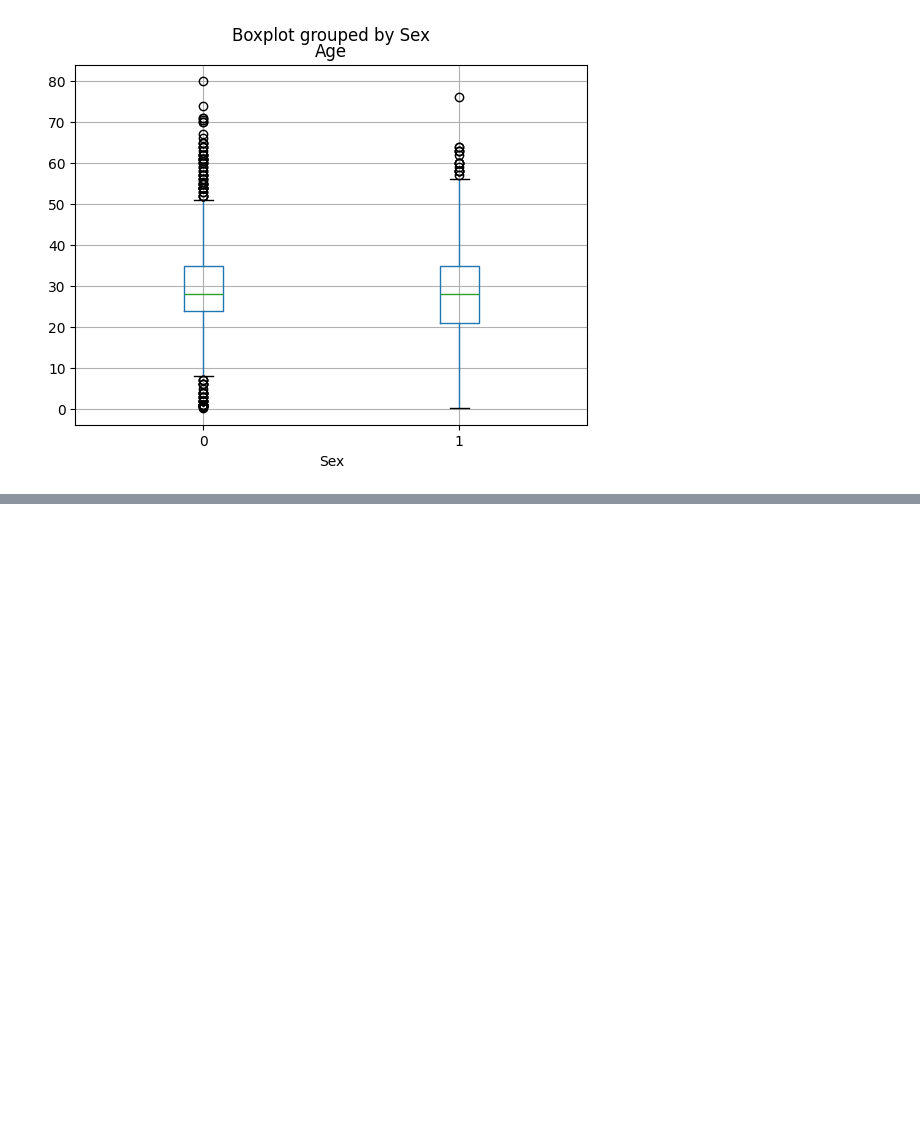
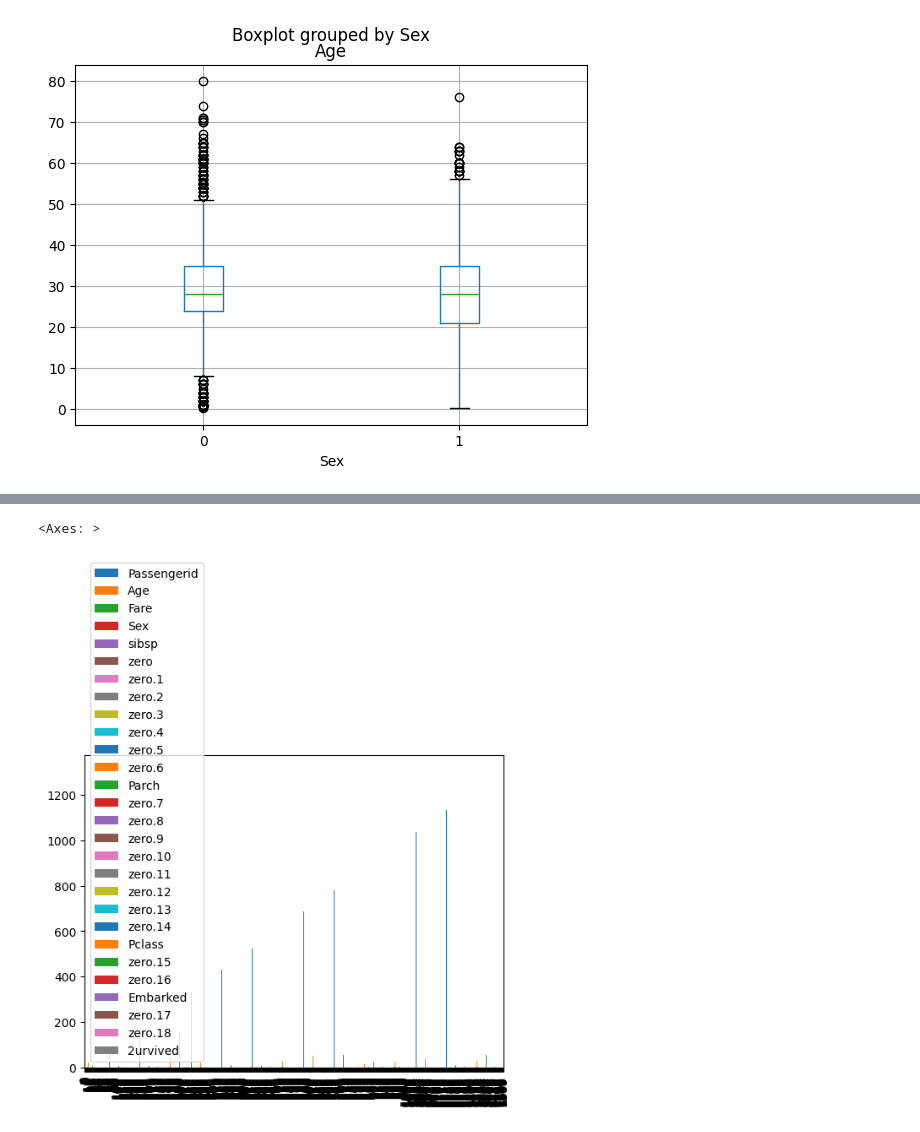
Before and after one commit to Girii-397/COLAB_DATA-ANALYST, a Jupyter notebook: Day_4.ipynb, the cells around one changed output, grey strips where cells are left out. Cells and saved outputs as stored; diff of their text form; code cells hidden in the pictures; blank space fills up the shorter version.

```diff
--- a/Day_4.ipynb
+++ b/Day_4.ipynb
@@ -521,0 +745,5 @@ plt.show()
+# %%
+data.plot(kind='bar')
+# %% [output]
+<Axes: >
+[figure, added]
```
Also changed, not shown: parts of 85 cells of this notebook.
